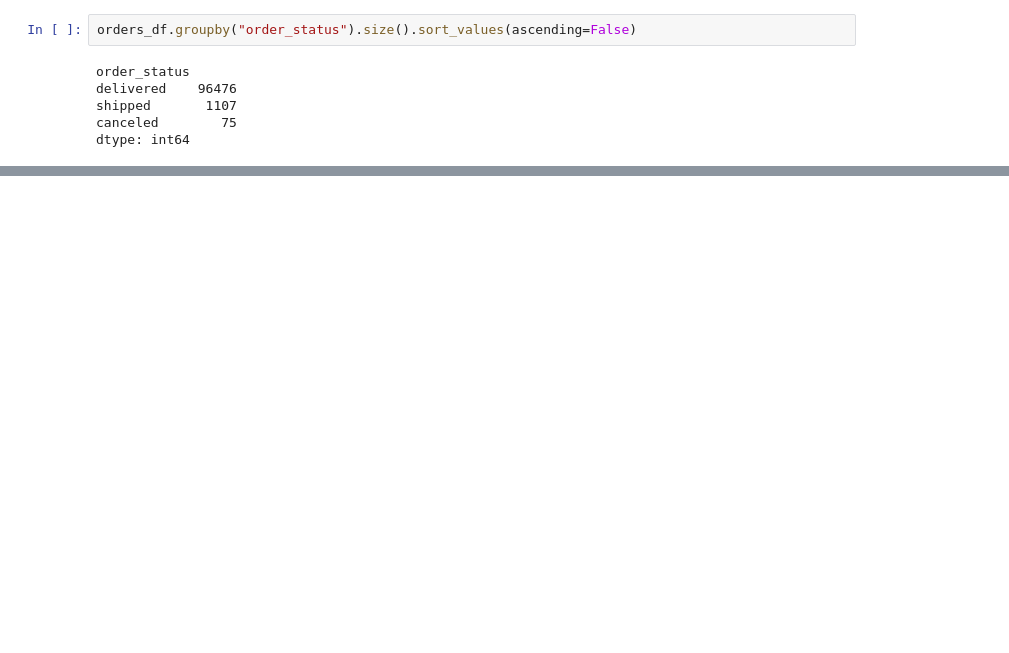
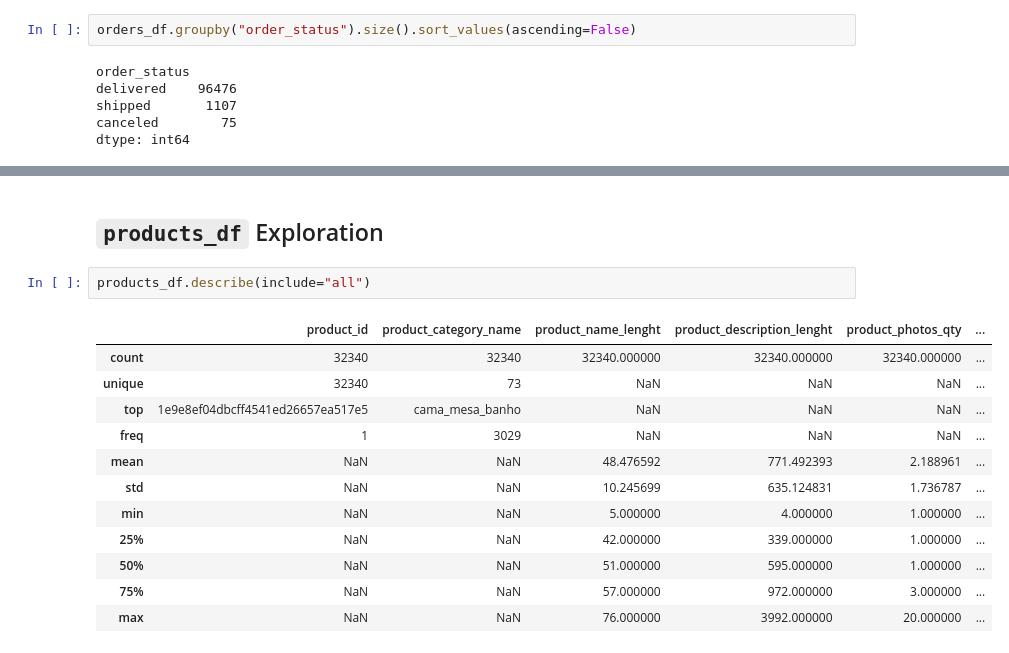
Before and after one commit to naufalmuafi/e-commerce_analysis_project, a Jupyter notebook: main.ipynb, the cells around one changed output, grey strips where cells are left out. Saved outputs shown, nothing was run; the diff lists cells and outputs as text; blank space fills up the shorter version.

```diff
--- a/main.ipynb
+++ b/main.ipynb
@@ -1019,0 +1046,17 @@ dtype: int64
+# %% [markdown]
+## `products_df` Exploration
+# %%
+products_df.describe(include="all")
+# %% [output]
+|  | product_id | product_category_name | product_name_lenght | product_description_lenght | product_photos_qty | ... |
+| count | 32340 | 32340 | 32340.000000 | 32340.000000 | 32340.000000 | ... |
+| unique | 32340 | 73 | NaN | NaN | NaN | ... |
+| top | 1e9e8ef04dbcff4541ed26657ea517e5 | cama_mesa_banho | NaN | NaN | NaN | ... |
+| freq | 1 | 3029 | NaN | NaN | NaN | ... |
+| mean | NaN | NaN | 48.476592 | 771.492393 | 2.188961 | ... |
+| std | NaN | NaN | 10.245699 | 635.124831 | 1.736787 | ... |
+| min | NaN | NaN | 5.000000 | 4.000000 | 1.000000 | ... |
+| 25% | NaN | NaN | 42.000000 | 339.000000 | 1.000000 | ... |
+| 50% | NaN | NaN | 51.000000 | 595.000000 | 1.000000 | ... |
+| 75% | NaN | NaN | 57.000000 | 972.000000 | 3.000000 | ... |
+| max | NaN | NaN | 76.000000 | 3992.000000 | 20.000000 | ... |
```
Also changed, not shown: parts of 5 cells of this notebook.
